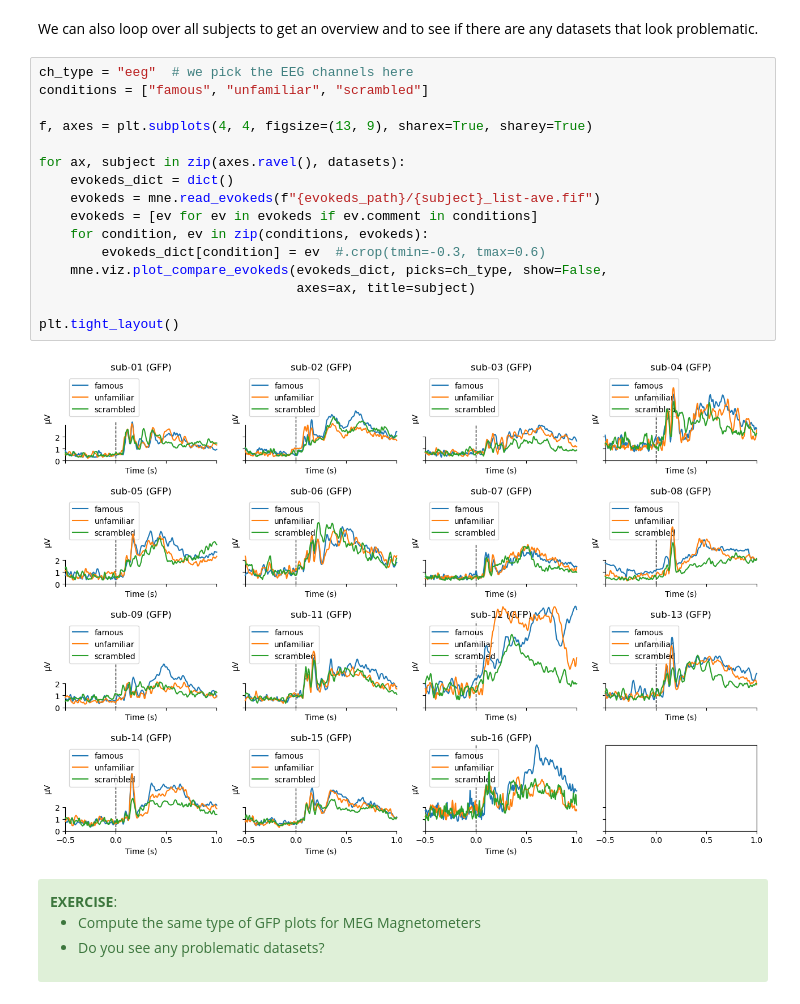
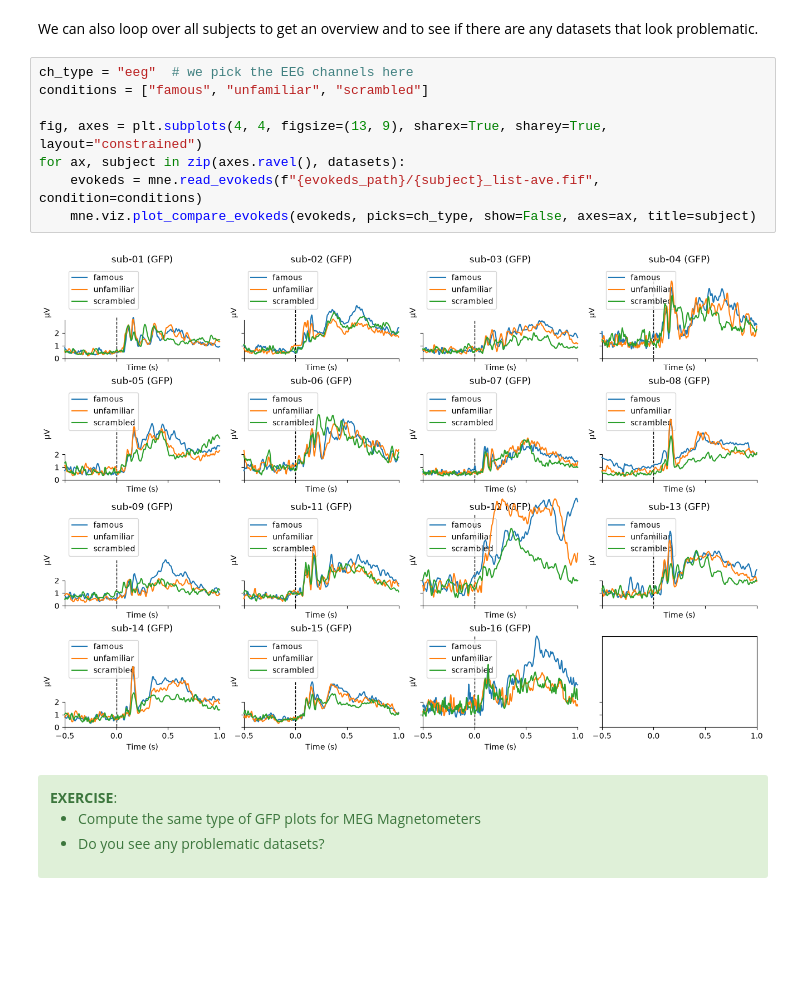
Before and after one commit to wmvanvliet/mne-course, a Jupyter notebook: 6-group-level.ipynb, the cells around one changed output. Drawn from its saved outputs; the diff is of its cells as text; blank space fills up the shorter version.

```diff
--- a/6-group-level.ipynb
+++ b/6-group-level.ipynb
@@ -88,21 +88,13 @@ that look problematic.
 # %%
 ch_type = "eeg"  # we pick the EEG channels here
 conditions = ["famous", "unfamiliar", "scrambled"]
 
-f, axes = plt.subplots(4, 4, figsize=(13, 9), sharex=True, sharey=True)
-
+fig, axes = plt.subplots(4, 4, figsize=(13, 9), sharex=True, sharey=True, layout="constrained")
 for ax, subject in zip(axes.ravel(), datasets):
-    evokeds_dict = dict()
-    evokeds = mne.read_evokeds(f"{evokeds_path}/{subject}_list-ave.fif")
-    evokeds = [ev for ev in evokeds if ev.comment in conditions]
-    for condition, ev in zip(conditions, evokeds):
-        evokeds_dict[condition] = ev  #.crop(tmin=-0.3, tmax=0.6)
-    mne.viz.plot_compare_evokeds(evokeds_dict, picks=ch_type, show=False,
-                                 axes=ax, title=subject)
-
-plt.tight_layout()
+    evokeds = mne.read_evokeds(f"{evokeds_path}/{subject}_list-ave.fif", condition=conditions)
+    mne.viz.plot_compare_evokeds(evokeds, picks=ch_type, show=False, axes=ax, title=subject)
 # %% [output]
-[figure, old version]
+[figure, new version]
 # %% [markdown]
 <div class='alert alert-success'>
     <b>EXERCISE</b>:
```
Also changed, not shown: parts of 1 cell of this notebook, 10 other files.
